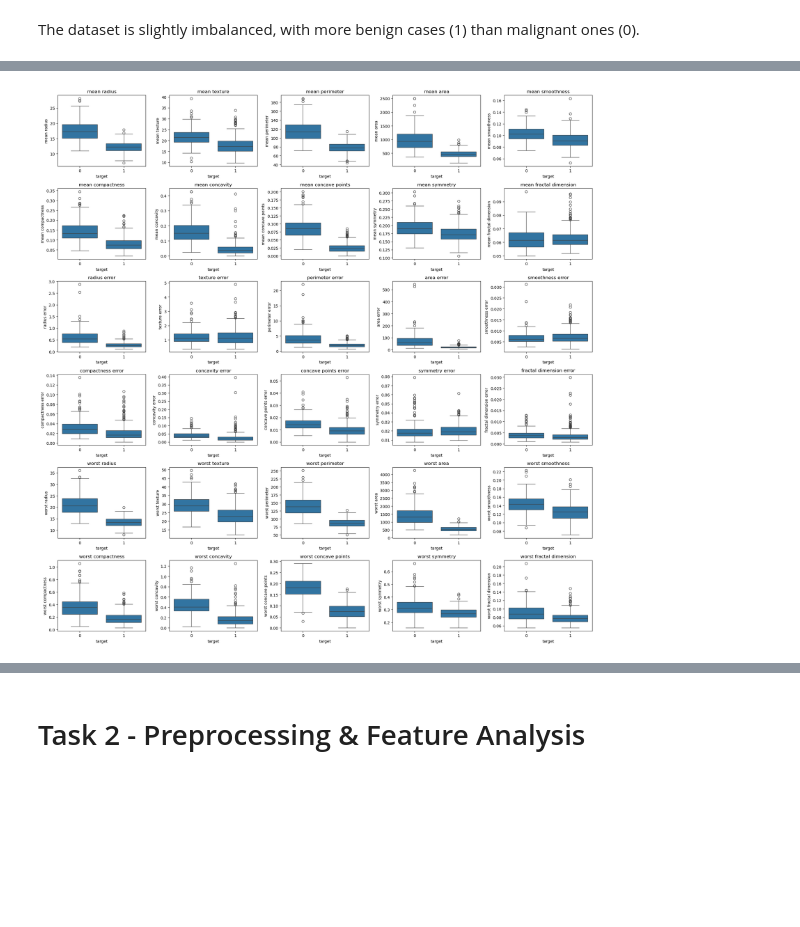
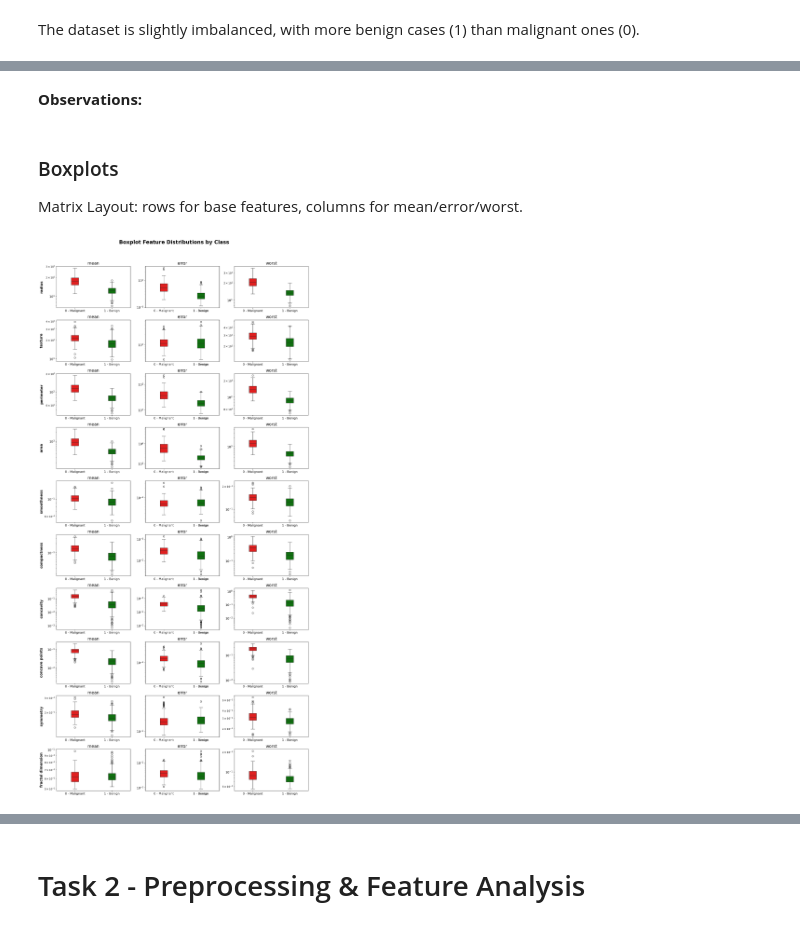
Before and after one commit to Joaomuianga/ML-team-collaboration, a Jupyter notebook: 2_SupervisedLearning/notebooks/1_Preprocessing.ipynb, the cells around one changed output, grey strips where cells are left out. Drawn from its saved outputs; the diff is of its cells as text; code cells hidden in the pictures; blank space fills up the shorter version.

```diff
--- a/2_SupervisedLearning/notebooks/1_Preprocessing.ipynb
+++ b/2_SupervisedLearning/notebooks/1_Preprocessing.ipynb
@@ -132,12 +149,52 @@ plt.show()
-# %%
-fig, axes = plt.subplots(6, 5, figsize=(20, 20))
-axes = axes.flatten()
-
-for i, col in enumerate(df.columns[:-1]):
-    sns.boxplot(data=df, x='target', y=col, ax=axes[i])
-    axes[i].set_title(col)
-
-plt.tight_layout()
-plt.show()
-# %% [output]
-[figure, removed]
+# %% [markdown]
+**Observations:**
+# %% [markdown]
+### Boxplots
+
+Matrix Layout: rows for base features, columns for mean/error/worst.
+# %%
+fig, axes = plt.subplots(10, 3, figsize=(15, 30))
+cat_y = y.map({0: '0 - Malignant', 1: '1 - Benign'})
+
+base_features = [col.replace('mean ', '') for col in X.columns if col.startswith('mean ')] # detect base feature names by removing 'mean ' prefix
+
+# Plot boxplots in a matrix layout: rows for base features, columns for mean/error/worst
+for i, base_name in enumerate(base_features):
+
+    col_mean = f"mean {base_name}"
+    col_error = f"{base_name} error"
+    col_worst = f"worst {base_name}"
+
+    cols_to_plot = [col_mean, col_error, col_worst]
+
+    for j, col_name in enumerate(cols_to_plot):
+
+        sns.boxplot(
+            data=X,
+            x=cat_y,
+            hue=cat_y,
+            palette={'0 - Malignant': 'red', '1 - Benign': 'green'},
+            y = col_name,
+            width=0.2,
+            ax=axes[i, j],
+            log_scale=True
+        )
+
+
+        if j == 0:
+            axes[i, j].set_title("mean", fontsize=16)
+        elif j == 1:
+            axes[i, j].set_title("error", fontsize=16)
+        elif j == 2:
+            axes[i, j].set_title("worst", fontsize=16)
+
+        axes[i, j].tick_params(labelsize=12)
+        axes[i, j].set_xlabel('')
+        axes[i, j].set_ylabel(base_name if j == 0 else '', fontsize=14, fontweight='bold') # just label y-axis for the first column
+
+fig.suptitle('Boxplot Feature Distributions by Class', fontsize=20, fontweight='bold', y=1.02)
+fig.align_ylabels()
+fig.tight_layout()
+plt.show(fig)
+# %% [output]
+[figure, added]
```
Also changed, not shown: parts of 19 cells of this notebook.
